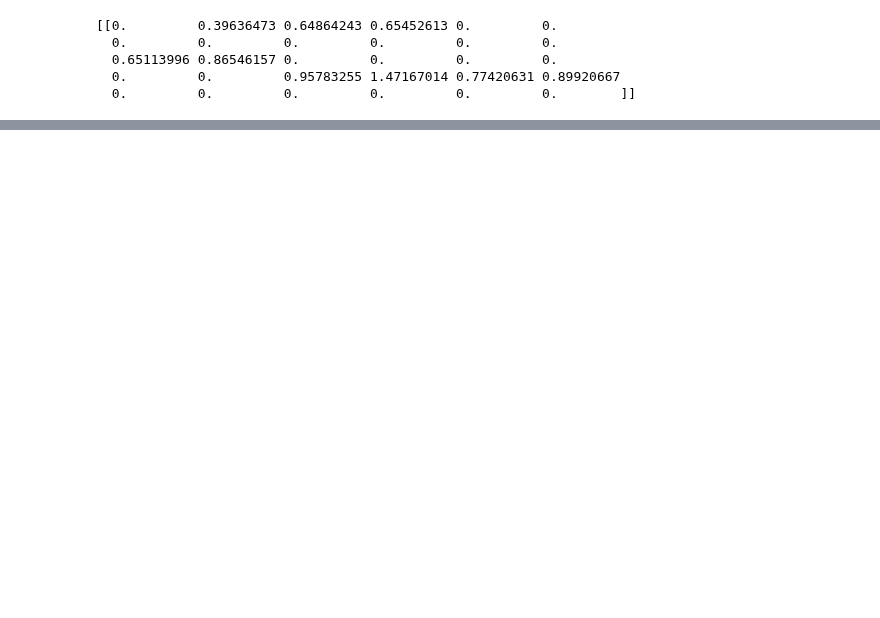
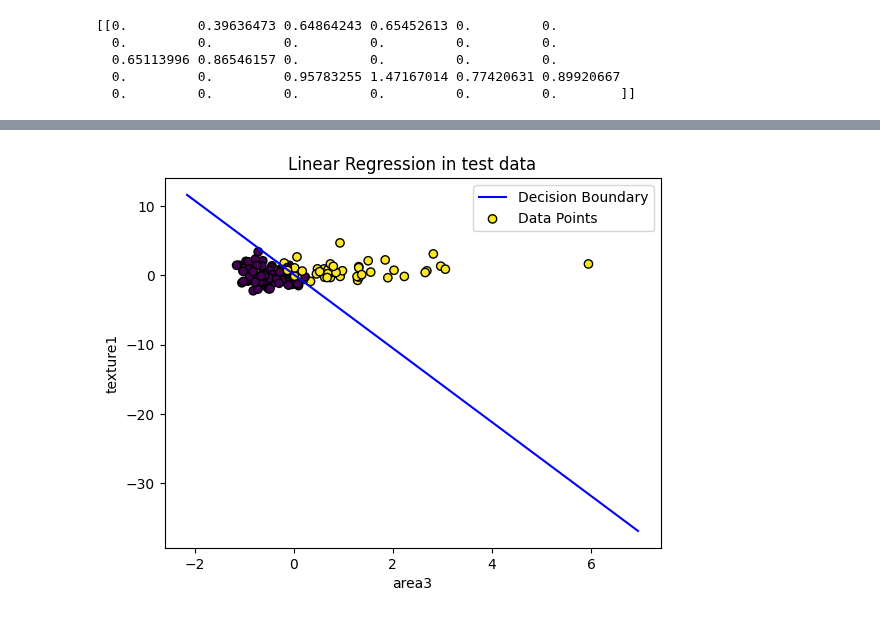
Before and after one commit to tohidnoori/Linear-and-logistic-regression-ml-python, a Jupyter notebook: linear-regression-breast-cancer.ipynb, the cells around one changed output, grey strips where cells are left out. Drawn from its saved outputs; the diff is of its cells as text; code cells hidden in the pictures; blank space fills up the shorter version.

```diff
--- a/linear-regression-breast-cancer.ipynb
+++ b/linear-regression-breast-cancer.ipynb
@@ -137,0 +168,33 @@ print(coefficients)
+# %%
+selected_dataset = pd.concat((X['area3'],X['texture1']),axis=1)
+selected_dataset = scaler.fit_transform(selected_dataset)
+selected_X_train,selected_X_test,y_train,y_test = train_test_split(selected_dataset,y,random_state=42)
+# %%
+import numpy as np
+import matplotlib.pyplot as plt
+
+logistic_reg.fit(selected_X_train, y_train)
+
+# Define range of values for decision boundary line
+x_min = selected_X_test[:, 0].min() - 1
+x_max = selected_X_test[:, 0].max() + 1
+x_values = np.linspace(x_min, x_max, 100)
+
+# Calculate corresponding y values using logistic regression model
+y_values = (-logistic_reg.intercept_ - logistic_reg.coef_[0][0] * x_values) / logistic_reg.coef_[0][1]
+
+# Plot the decision boundary line
+plt.plot(x_values, y_values, color='blue', label='Decision Boundary')
+
+# Scatter plot of data points
+plt.scatter(selected_X_test[:, 0], selected_X_test[:, 1], c=y_test, cmap='viridis', edgecolors='k', label='Data Points')
+
+# Add legend and labels
+plt.legend()
+plt.title("Linear Regression in test data")
+plt.xlabel('area3')
+plt.ylabel('texture1')
+plt.savefig('./images/Linear Regression in test data.png')
+plt.show()
+# %% [output]
+[figure, added]
```
Also changed, not shown: parts of 9 cells of this notebook.
